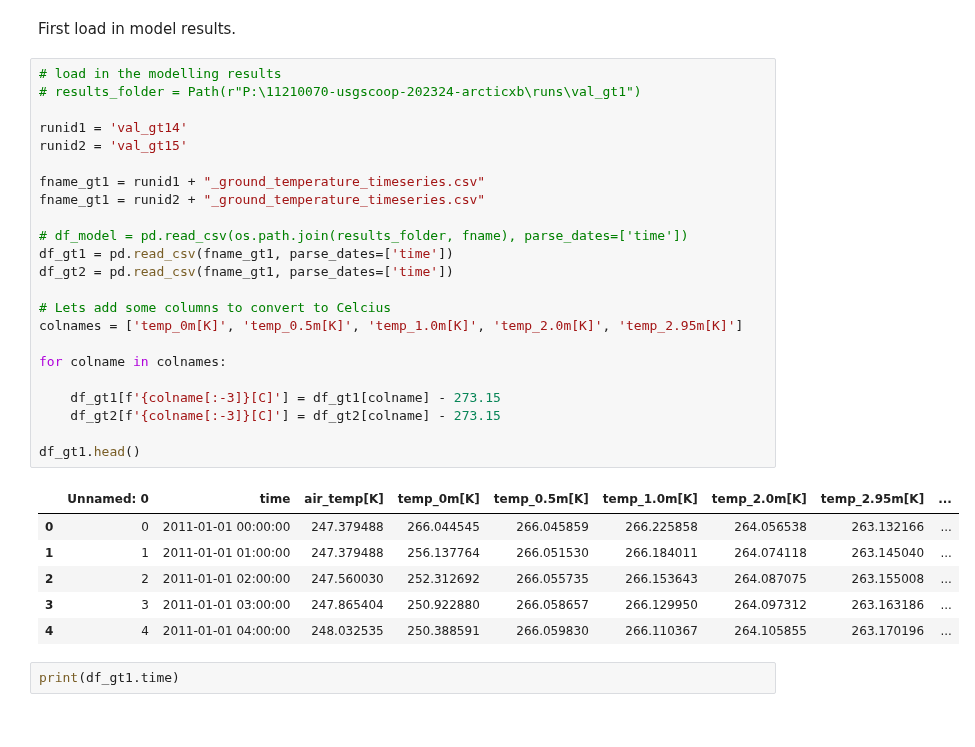
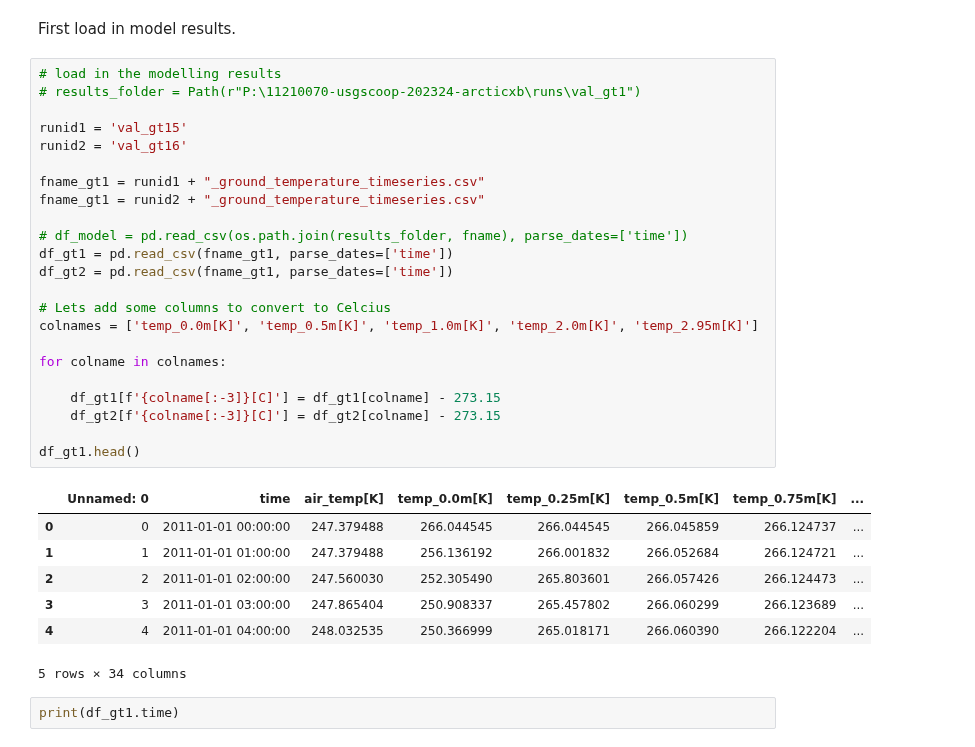
Before and after one commit to khdebruijn/thermo-morphological-model, a Jupyter notebook: validation/ground_temperature_spinup.ipynb, the cells around one changed output. Cells and saved outputs as stored; diff of their text form.

```diff
--- a/validation/ground_temperature_spinup.ipynb
+++ b/validation/ground_temperature_spinup.ipynb
@@ -33,33 +33,34 @@ First load in model results.
 # %%
 # load in the modelling results
 # results_folder = Path(r"P:\11210070-usgscoop-202324-arcticxb\runs\val_gt1")
 
-runid1 = 'val_gt14'
-runid2 = 'val_gt15'
+runid1 = 'val_gt15'
+runid2 = 'val_gt16'
 
 fname_gt1 = runid1 + "_ground_temperature_timeseries.csv"
 fname_gt1 = runid2 + "_ground_temperature_timeseries.csv"
 
 # df_model = pd.read_csv(os.path.join(results_folder, fname), parse_dates=['time'])
 df_gt1 = pd.read_csv(fname_gt1, parse_dates=['time'])
 df_gt2 = pd.read_csv(fname_gt1, parse_dates=['time'])
 
 # Lets add some columns to convert to Celcius
-colnames = ['temp_0m[K]', 'temp_0.5m[K]', 'temp_1.0m[K]', 'temp_2.0m[K]', 'temp_2.95m[K]']
+colnames = ['temp_0.0m[K]', 'temp_0.5m[K]', 'temp_1.0m[K]', 'temp_2.0m[K]', 'temp_2.95m[K]']
 
 for colname in colnames:
 
     df_gt1[f'{colname[:-3]}[C]'] = df_gt1[colname] - 273.15
     df_gt2[f'{colname[:-3]}[C]'] = df_gt2[colname] - 273.15
 
 df_gt1.head()
 # %% [output]
-|  | Unnamed: 0 | time | air_temp[K] | temp_0m[K] | temp_0.5m[K] | temp_1.0m[K] | temp_2.0m[K] | temp_2.95m[K] | ... |
-| 0 | 0 | 2011-01-01 00:00:00 | 247.379488 | 266.044545 | 266.045859 | 266.225858 | 264.056538 | 263.132166 | ... |
-| 1 | 1 | 2011-01-01 01:00:00 | 247.379488 | 256.137764 | 266.051530 | 266.184011 | 264.074118 | 263.145040 | ... |
-| 2 | 2 | 2011-01-01 02:00:00 | 247.560030 | 252.312692 | 266.055735 | 266.153643 | 264.087075 | 263.155008 | ... |
-| 3 | 3 | 2011-01-01 03:00:00 | 247.865404 | 250.922880 | 266.058657 | 266.129950 | 264.097312 | 263.163186 | ... |
-| 4 | 4 | 2011-01-01 04:00:00 | 248.032535 | 250.388591 | 266.059830 | 266.110367 | 264.105855 | 263.170196 | ... |
+|  | Unnamed: 0 | time | air_temp[K] | temp_0.0m[K] | temp_0.25m[K] | temp_0.5m[K] | temp_0.75m[K] | ... |
+| 0 | 0 | 2011-01-01 00:00:00 | 247.379488 | 266.044545 | 266.044545 | 266.045859 | 266.124737 | ... |
+| 1 | 1 | 2011-01-01 01:00:00 | 247.379488 | 256.136192 | 266.001832 | 266.052684 | 266.124721 | ... |
+| 2 | 2 | 2011-01-01 02:00:00 | 247.560030 | 252.305490 | 265.803601 | 266.057426 | 266.124473 | ... |
+| 3 | 3 | 2011-01-01 03:00:00 | 247.865404 | 250.908337 | 265.457802 | 266.060299 | 266.123689 | ... |
+| 4 | 4 | 2011-01-01 04:00:00 | 248.032535 | 250.366999 | 265.018171 | 266.060390 | 266.122204 | ... |
+5 rows × 34 columns
 # %%
 print(df_gt1.time)
 # %% [output]
```
Also changed, not shown: parts of 3 cells of this notebook, 2 other files.
